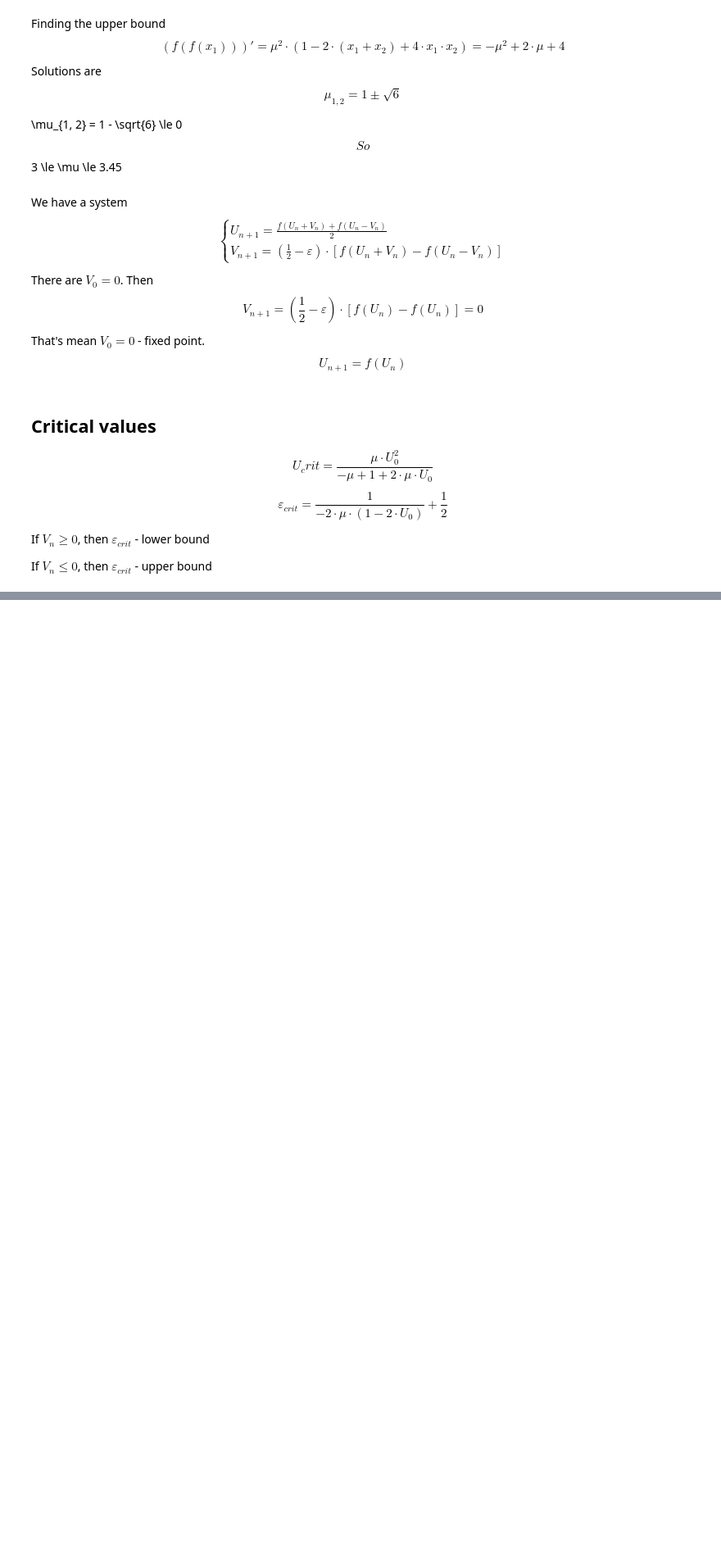
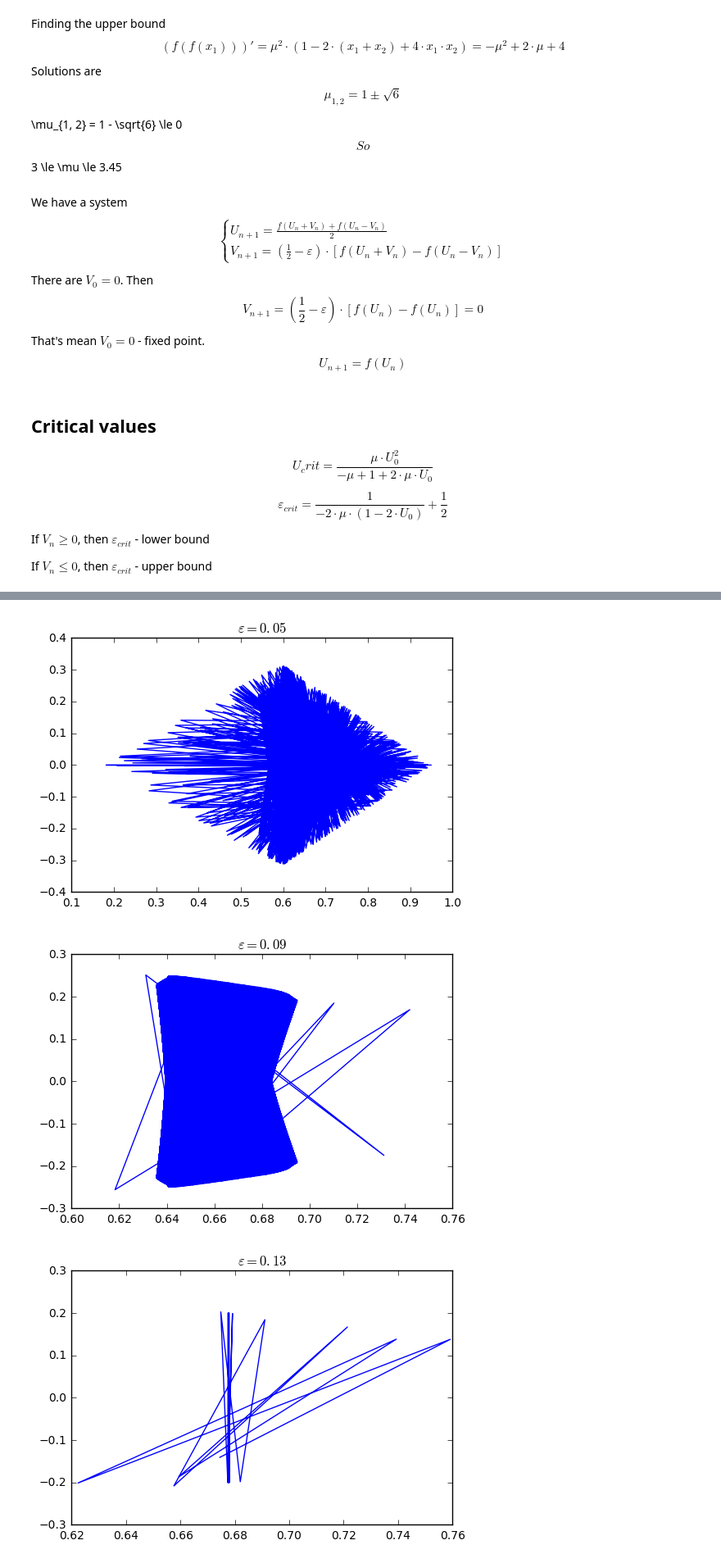
Before and after one commit to char-lie/physical-informatics, a Jupyter notebook: Lab6/lab6.ipynb, the cells around one changed output, grey strips where cells are left out. Shown at 82% size. Cells and saved outputs as stored; diff of their text form; code cells hidden in the pictures; blank space fills up the shorter version.

```diff
--- a/Lab6/lab6.ipynb
+++ b/Lab6/lab6.ipynb
@@ -184,0 +178,9 @@ for xy_seq in xy_seqs:
+# %%
+for uv_seq in uv_seqs:
+    plt.title(r'$\varepsilon=%s$' % uv_seq[1])
+    plt.plot(uv_seq[0][0], uv_seq[0][1])
+    plt.show()
+# %% [output]
+[figure, added]
+[figure, added]
+[figure, added]
```
Also changed, not shown: parts of 8 cells of this notebook.
